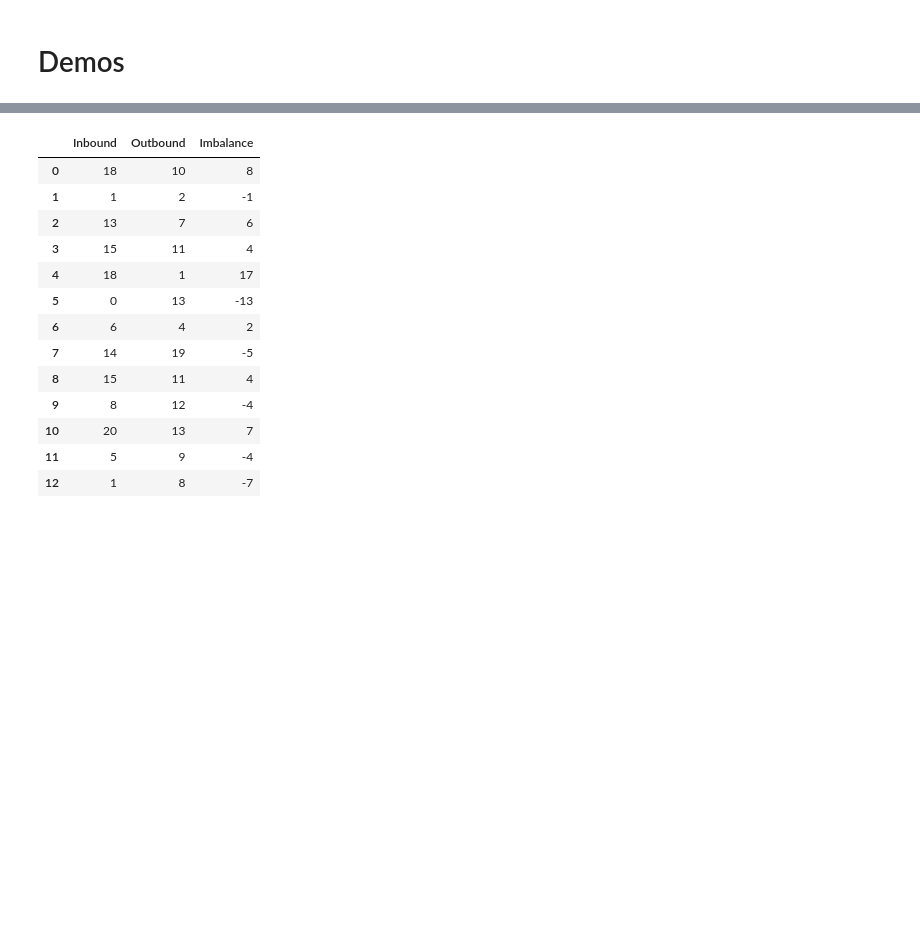
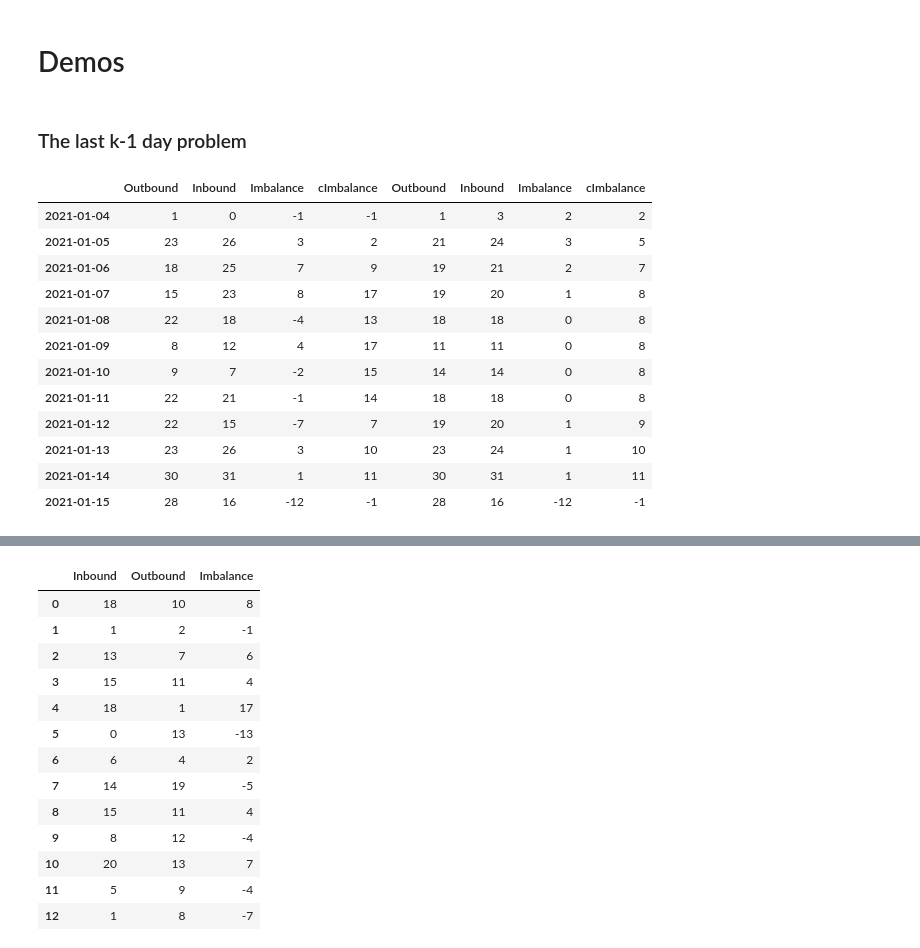
Before and after one commit to tranndt/ml-usra2021-NexusDataChallengeBison, a Jupyter notebook: [05-2021] Nexus Data Challenge/Algorithm.ipynb, the cells around one changed output, grey strips where cells are left out. Cells and saved outputs as stored; diff of their text form; code cells hidden in the pictures; blank space fills up the shorter version.

```diff
--- a/[05-2021] Nexus Data Challenge/Algorithm.ipynb
+++ b/[05-2021] Nexus Data Challenge/Algorithm.ipynb
@@ -1284,2 +1301,4 @@ plot_imb(df_recount.tail(50),'-o')
 # %% [markdown]
 # Demos
+# %% [markdown]
+### The last k-1 day problem
@@ -1285,0 +1322,24 @@ plot_imb(df_recount.tail(50),'-o')
+# %%
+start_date = pd.Timestamp(2021,1,5,0)
+end_date = pd.Timestamp(2021,1,15,0)
+
+df = get_df_span(DF_CLEAN,start_date,end_date)
+df_count = get_df_count(df,fill_missing=True)
+
+df1 = local_k_average(df,k=5,verbose=False)
+df_recount = get_df_count(df1,fill_missing=True)
+compare_df_count([df,df1])
+# %% [output]
+|  | Outbound | Inbound | Imbalance | cImbalance | Outbound | Inbound | Imbalance | cImbalance |
+| 2021-01-04 | 1 | 0 | -1 | -1 | 1 | 3 | 2 | 2 |
+| 2021-01-05 | 23 | 26 | 3 | 2 | 21 | 24 | 3 | 5 |
+| 2021-01-06 | 18 | 25 | 7 | 9 | 19 | 21 | 2 | 7 |
+| 2021-01-07 | 15 | 23 | 8 | 17 | 19 | 20 | 1 | 8 |
+| 2021-01-08 | 22 | 18 | -4 | 13 | 18 | 18 | 0 | 8 |
+| 2021-01-09 | 8 | 12 | 4 | 17 | 11 | 11 | 0 | 8 |
+| 2021-01-10 | 9 | 7 | -2 | 15 | 14 | 14 | 0 | 8 |
+| 2021-01-11 | 22 | 21 | -1 | 14 | 18 | 18 | 0 | 8 |
+| 2021-01-12 | 22 | 15 | -7 | 7 | 19 | 20 | 1 | 9 |
+| 2021-01-13 | 23 | 26 | 3 | 10 | 23 | 24 | 1 | 10 |
+| 2021-01-14 | 30 | 31 | 1 | 11 | 30 | 31 | 1 | 11 |
+| 2021-01-15 | 28 | 16 | -12 | -1 | 28 | 16 | -12 | -1 |
```
Also changed, not shown: parts of 11 cells of this notebook.
